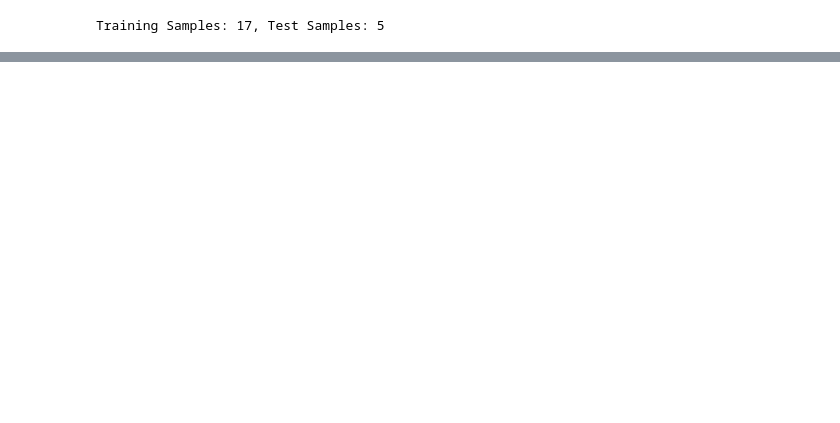
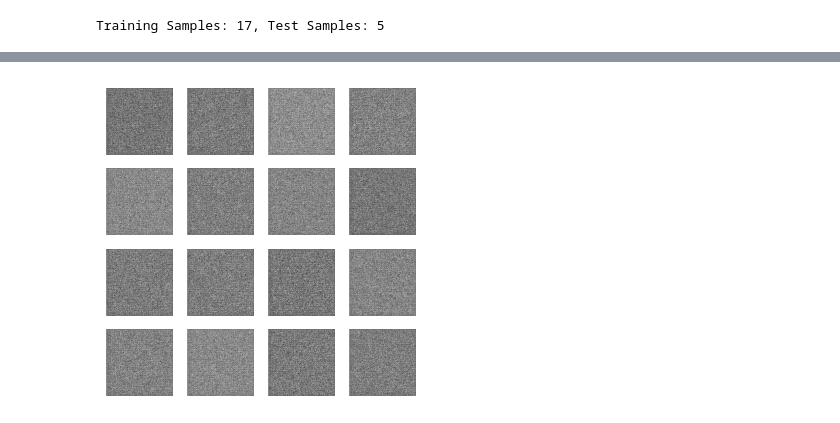
Before and after one commit to Wf-max/Wei-and-Yuxi-Deep-and-Generative-Learning, a Jupyter notebook: Milestone.ipynb, the cells around one changed output, grey strips where cells are left out. Cells and saved outputs as stored; diff of their text form; code cells hidden in the pictures; blank space fills up the shorter version.

```diff
--- a/Milestone.ipynb
+++ b/Milestone.ipynb
@@ -188,0 +218,19 @@ predict_image(image_path)
+# %%
+def build_generator(latent_dim):
+    model = Sequential([
+        Dense(16 * 16 * 256, input_dim=latent_dim),
+        Reshape((16, 16, 256)),
+        BatchNormalization(),
+        Conv2DTranspose(256, kernel_size=4, strides=2, padding='same', activation='relu'),  # 变成 32x32
+        BatchNormalization(),
+        Conv2DTranspose(128, kernel_size=4, strides=2, padding='same', activation='relu'),  # 变成 64x64
+        BatchNormalization(),
+        Conv2DTranspose(64, kernel_size=4, strides=2, padding='same', activation='relu'),  # 变成 128x128
+        BatchNormalization(),
+        Conv2DTranspose(1, kernel_size=4, strides=1, padding='same', activation='tanh')  # 确保生成 (128,128,1)
+    ])
+    return model
+# %%
+generator = build_generator(latent_dim)
+generated_sample = generator.predict(np.random.normal(0, 1, (1, latent_dim)))
+print(f"Generated image shape: {generated_sample.shape}")  # 应该是 (1, 128, 128, 1)
@@ -188,0 +256,22 @@ predict_image(image_path)
+# %%
+def train_gan(data, epochs=20000, batch_size=64):
+    real = np.ones((batch_size, 1))
+    fake = np.zeros((batch_size, 1))
+
+    for epoch in range(epochs):
+        idx = np.random.randint(0, data.shape[0], batch_size)
+        real_imgs = data[idx]
+
+        noise = np.random.normal(0, 1, (batch_size, latent_dim))
+        fake_imgs = generator.predict(noise)
+
+        d_loss_real = discriminator.train_on_batch(real_imgs, real)
+        d_loss_fake = discriminator.train_on_batch(fake_imgs, fake)
+        d_loss = 0.5 * np.add(d_loss_real, d_loss_fake)
+
+        noise = np.random.normal(0, 1, (batch_size, latent_dim))
+        g_loss = gan.train_on_batch(noise, real)
+
+        if epoch % 1000 == 0:
+            print(f"Epoch {epoch}: D Loss={d_loss[0]}, G Loss={g_loss}")
+            generate_and_save_images(generator, epoch)
@@ -188,0 +302,4 @@ predict_image(image_path)
+# %%
+epochs = 10
+train_gan(data, epochs=epochs, batch_size=64)
+# %% [output]
@@ -188,0 +309 @@ predict_image(image_path)
+[figure, added]
```
Also changed, not shown: parts of 13 cells of this notebook.
